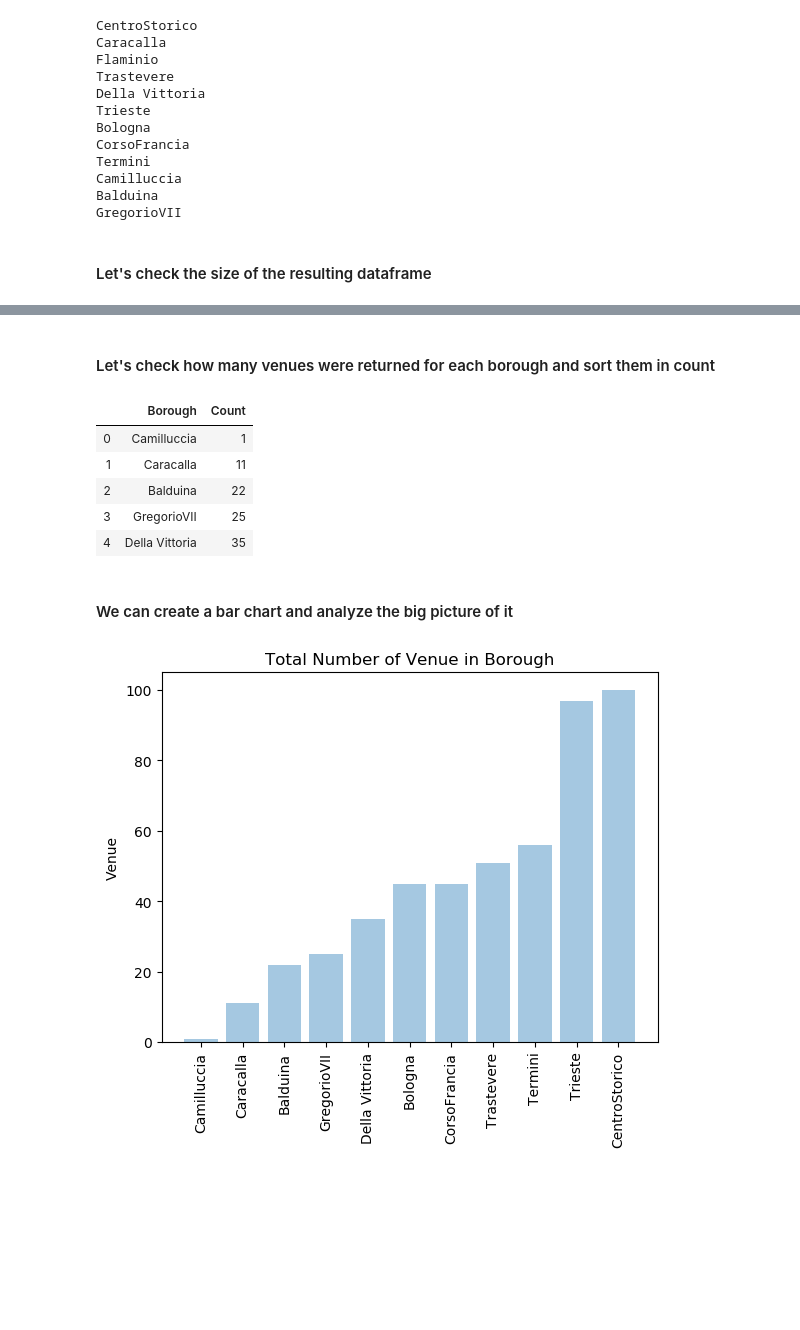
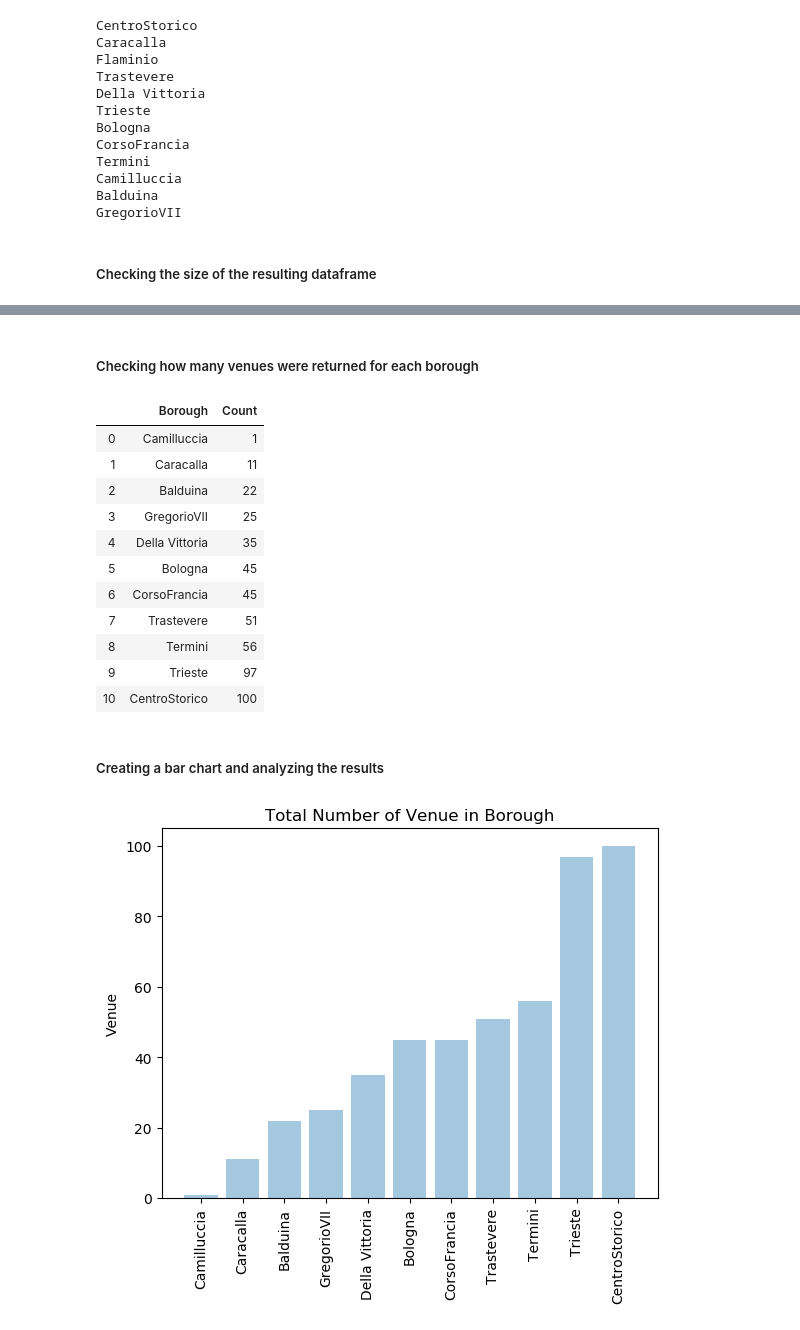
Before and after one commit to daneyalanis/IBM-Applied-Data-Science-Capstone-Project, a Jupyter notebook: Battle of Neighborhoods Rome.ipynb, the cells around one changed output, grey strips where cells are left out. Drawn from its saved outputs; the diff is of its cells as text; code cells hidden in the pictures; blank space fills up the shorter version.

```diff
--- a/Battle of Neighborhoods Rome.ipynb
+++ b/Battle of Neighborhoods Rome.ipynb
@@ -279,7 +288,7 @@ Camilluccia
 Balduina
 GregorioVII
 # %% [markdown]
-#### Let's check the size of the resulting dataframe
+##### Checking the size of the resulting dataframe
 # %%
 print(rome_venues.shape)
 rome_venues.head()
@@ -292,22 +301,28 @@ rome_venues.head()
 | 3 | CentroStorico | 41.8982 | 12.4773 | Antica Salumeria | 41.899209 | 12.476511 | ... |
 | 4 | CentroStorico | 41.8982 | 12.4773 | Tazza d'Oro | 41.899435 | 12.477359 | ... |
 # %% [markdown]
-#### Let's check how many venues were returned for each borough and sort them in count
+##### Checking how many venues were returned for each borough
 # %%
 summary = rome_venues.groupby('Borough').count().reset_index()
 summary['Count'] = summary['Venue']
 summary = summary.drop(['Borough Latitude', 'Borough Longitude', 'Venue', 'Venue Latitude', 'Venue Longitude','Venue Category'], axis=1)
 summary = summary.sort_values('Count').reset_index(drop=True)
-summary.head()
+summary.head(12)
 # %% [output]
 |  | Borough | Count |
 | 0 | Camilluccia | 1 |
 | 1 | Caracalla | 11 |
 | 2 | Balduina | 22 |
 | 3 | GregorioVII | 25 |
 | 4 | Della Vittoria | 35 |
+| 5 | Bologna | 45 |
+| 6 | CorsoFrancia | 45 |
+| 7 | Trastevere | 51 |
+| 8 | Termini | 56 |
+| 9 | Trieste | 97 |
+| 10 | CentroStorico | 100 |
 # %% [markdown]
-#### We can create a bar chart and analyze the big picture of it
+##### Creating a bar chart and analyzing the results
 # %%
 import matplotlib.pyplot as plt; plt.rcdefaults()
 import numpy as np
```
Also changed, not shown: parts of 44 cells of this notebook, 4 other files.
